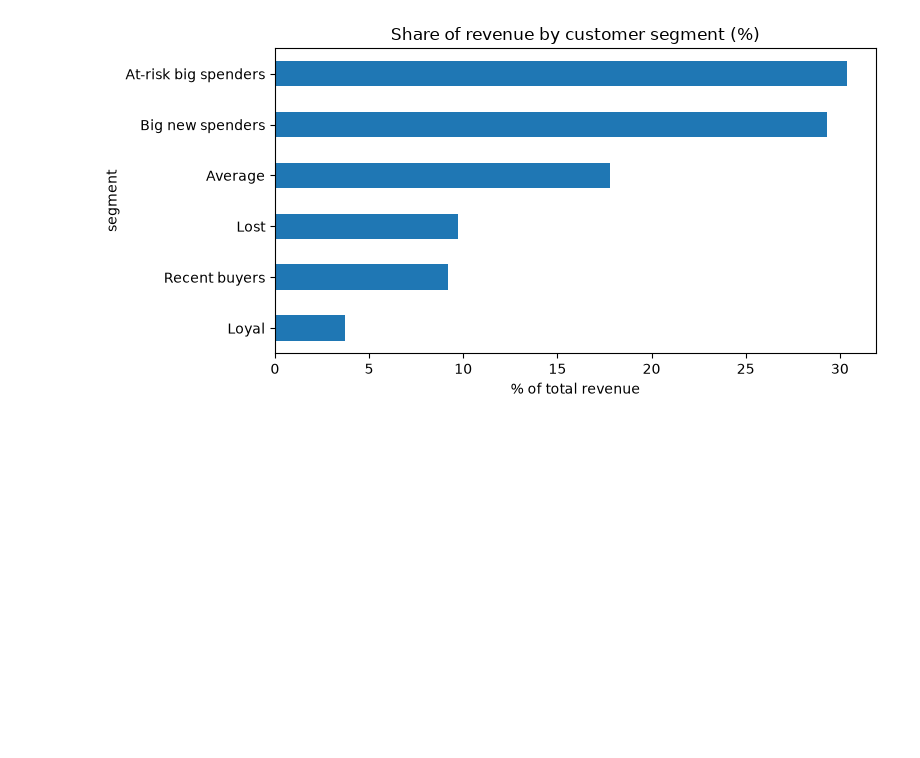
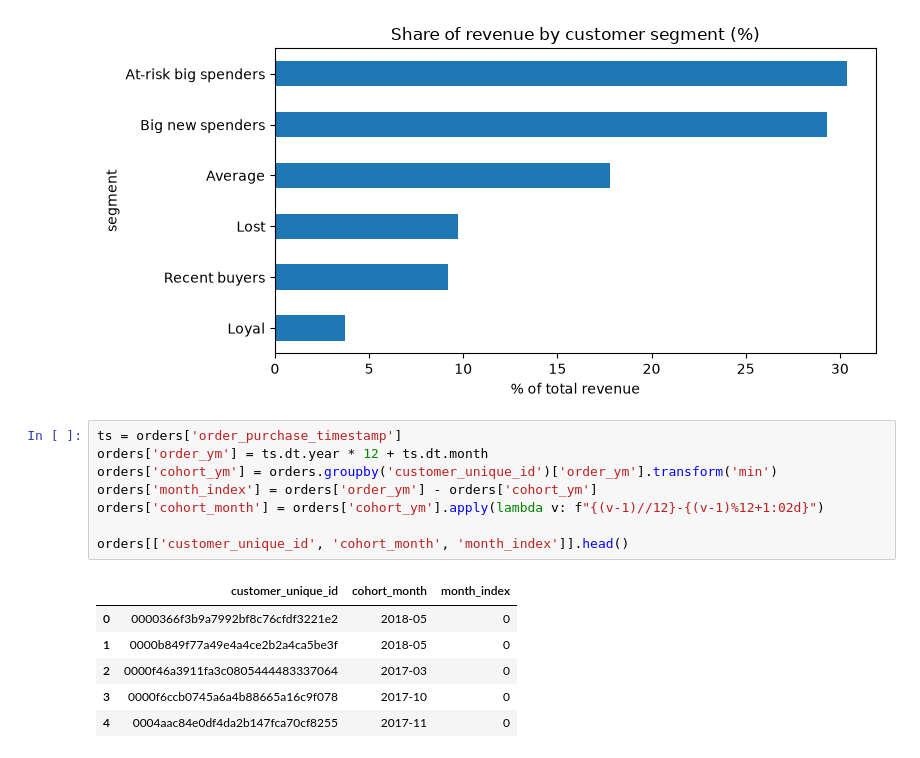
Before and after one commit to Laxman335/Customer-retention-analytics, a Jupyter notebook: notebooks/01_rfm_analysis.ipynb, the cells around one changed output. Saved outputs shown, nothing was run; the diff lists cells and outputs as text; blank space fills up the shorter version.

```diff
--- a/notebooks/01_rfm_analysis.ipynb
+++ b/notebooks/01_rfm_analysis.ipynb
@@ -150,3 +150,18 @@ plt.savefig('../report/segment_revenue.png', dpi=150)
 plt.show()
 # %% [output]
 [figure]
+# %%
+ts = orders['order_purchase_timestamp']
+orders['order_ym'] = ts.dt.year * 12 + ts.dt.month
+orders['cohort_ym'] = orders.groupby('customer_unique_id')['order_ym'].transform('min')
+orders['month_index'] = orders['order_ym'] - orders['cohort_ym']
+orders['cohort_month'] = orders['cohort_ym'].apply(lambda v: f"{(v-1)//12}-{(v-1)%12+1:02d}")
+
+orders[['customer_unique_id', 'cohort_month', 'month_index']].head()
+# %% [output]
+|  | customer_unique_id | cohort_month | month_index |
+| 0 | 0000366f3b9a7992bf8c76cfdf3221e2 | 2018-05 | 0 |
+| 1 | 0000b849f77a49e4a4ce2b2a4ca5be3f | 2018-05 | 0 |
+| 2 | 0000f46a3911fa3c0805444483337064 | 2017-03 | 0 |
+| 3 | 0000f6ccb0745a6a4b88665a16c9f078 | 2017-10 | 0 |
+| 4 | 0004aac84e0df4da2b147fca70cf8255 | 2017-11 | 0 |
```
Also changed, not shown: parts of 2 cells of this notebook, 1 other file.
